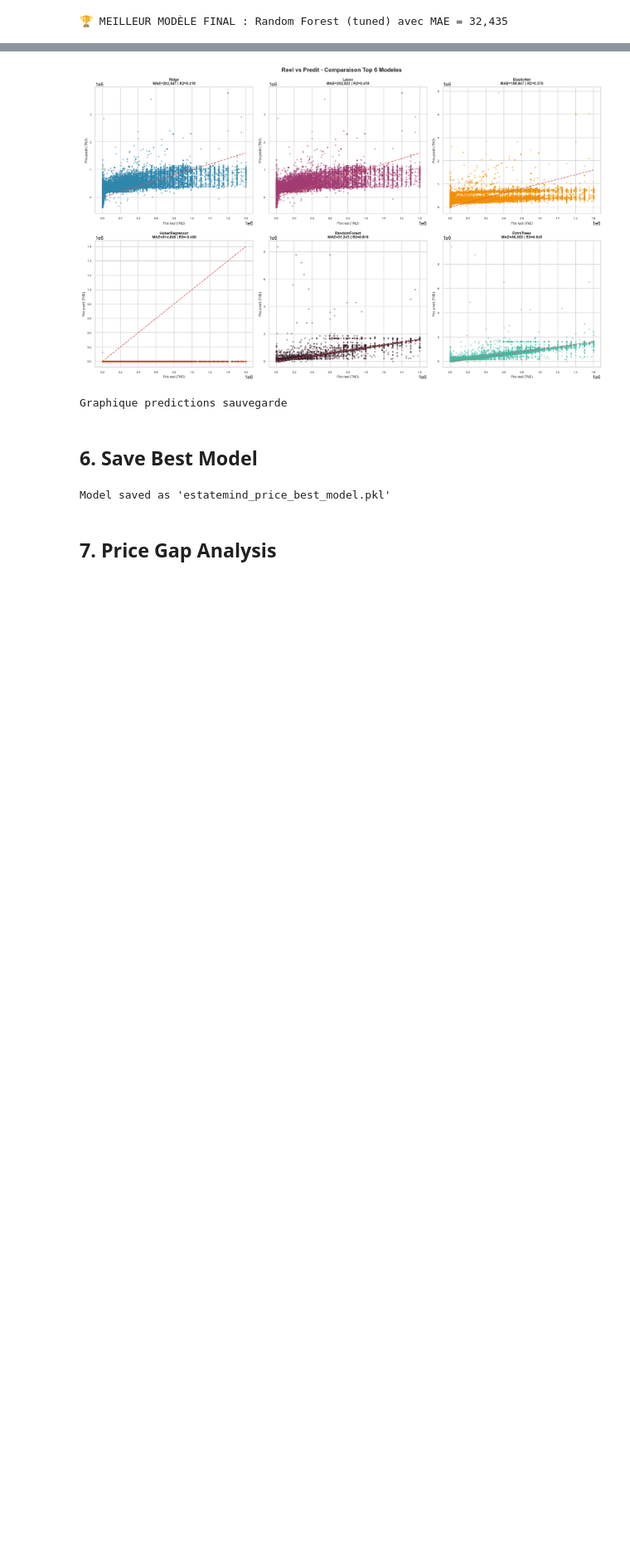
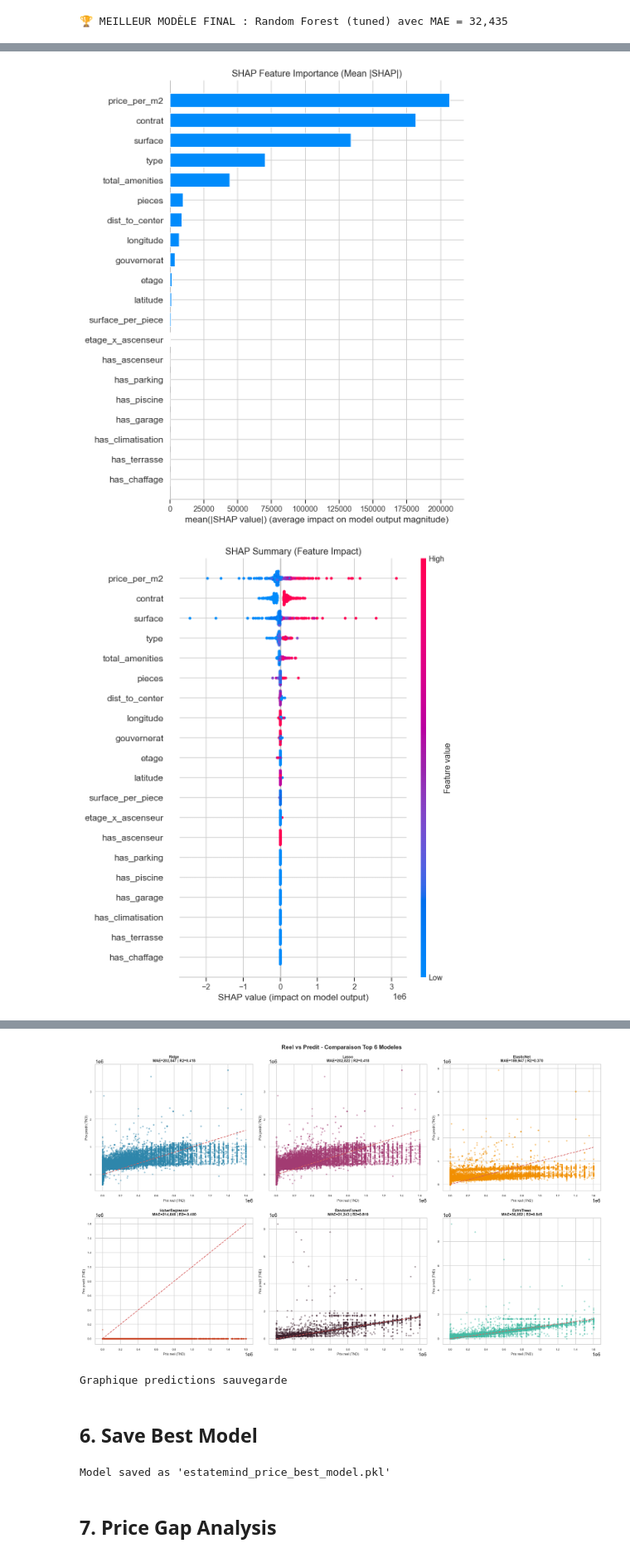
Before and after one commit to wael-ben-salem/EstateMind, a Jupyter notebook: notebooks/Price_predict.ipynb, the cells around one changed output, grey strips where cells are left out. Shown at 83% size. Drawn from its saved outputs; the diff is of its cells as text; code cells hidden in the pictures; blank space fills up the shorter version.

Commit message:
fine tuned Random Forest and created a map that shows actual price vs predicted price with XIA

```diff
--- a/notebooks/Price_predict.ipynb
+++ b/notebooks/Price_predict.ipynb
@@ -1041,0 +1044,59 @@ print(f"\n🏆 MEILLEUR MODÈLE FINAL : {best_model_name} avec MAE = {results[be
+# %%
+# =========================================================
+# XAI: SHAP Analysis for the Best Model (Random Forest tuned)
+# =========================================================
+import shap
+
+# Identify the best model object
+if best_model_name == 'Random Forest (tuned)':
+    best_model = random_search.best_estimator_
+elif best_model_name == 'Random Forest (200)':
+    best_model = RandomForestRegressor(n_estimators=200, max_depth=20, n_jobs=-1, random_state=42)
+    best_model.fit(X_train_enc, y_train)
+elif best_model_name == 'ANN':
+    best_model = model   # the trained Keras model (needs DeepExplainer, but here we'll keep RF)
+    print("ANN not directly supported by TreeExplainer; using Random Forest (tuned) for SHAP.")
+    best_model = random_search.best_estimator_
+else:
+    best_model = random_search.best_estimator_
+
+# Sample test set for faster computation
+X_test_sample = X_test_enc.sample(n=500, random_state=42)
+y_test_sample = y_test.loc[X_test_sample.index]
+
+# TreeExplainer
+explainer = shap.TreeExplainer(best_model)
+shap_values = explainer.shap_values(X_test_sample)
+
+# Summary bar plot
+shap.summary_plot(shap_values, X_test_sample, plot_type="bar", show=False)
+plt.title("SHAP Feature Importance (Mean |SHAP|)")
+plt.tight_layout()
+plt.savefig("shap_summary_bar.png", dpi=130)
+plt.show()
+
+# Summary dot plot
+shap.summary_plot(shap_values, X_test_sample, show=False)
+plt.title("SHAP Summary (Feature Impact)")
+plt.tight_layout()
+plt.savefig("shap_summary_dot.png", dpi=130)
+plt.show()
+
+# Dependence plot for top feature
+top_feature = X_test_sample.columns[np.argmax(np.abs(shap_values).mean(0))]
+shap.dependence_plot(top_feature, shap_values, X_test_sample, show=False)
+plt.title(f"SHAP Dependence Plot for {top_feature}")
+plt.tight_layout()
+plt.savefig("shap_dependence.png", dpi=130)
+plt.show()
+
+# Force plot for first test sample
+shap.initjs()
+shap.force_plot(explainer.expected_value, shap_values[0,:], X_test_sample.iloc[0,:], matplotlib=True, show=False)
+plt.title("Force Plot for a Single Property")
+plt.tight_layout()
+plt.savefig("shap_force_plot.png", dpi=130)
+plt.show()
+# %% [output]
+[figure, added]
+[figure, added]
```
Also changed, not shown: parts of 18 cells of this notebook, 48 other files.
